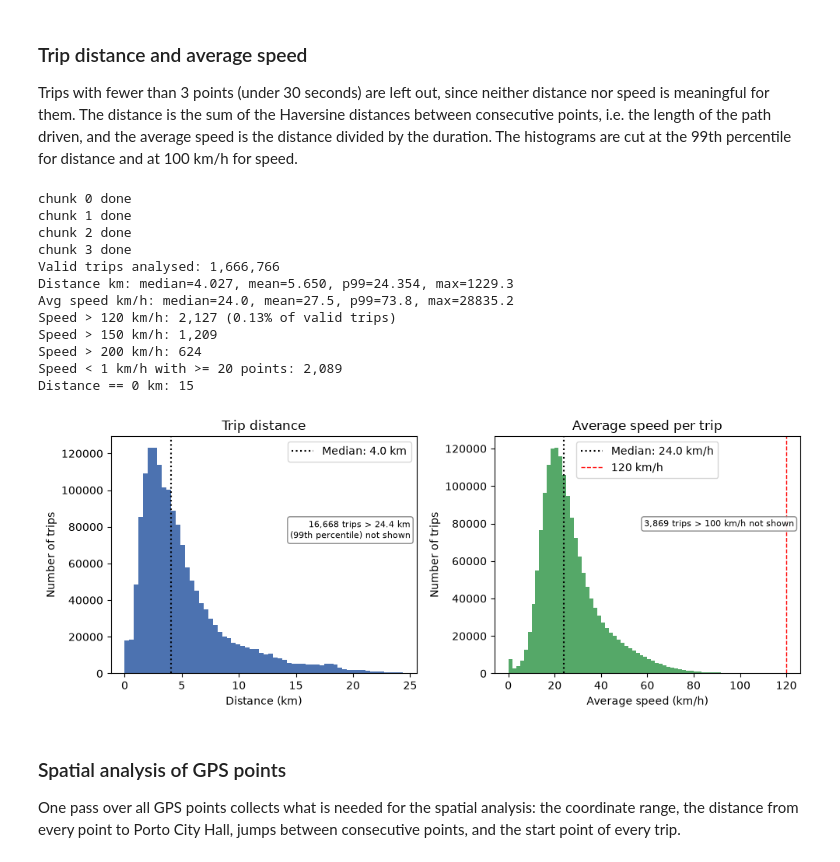
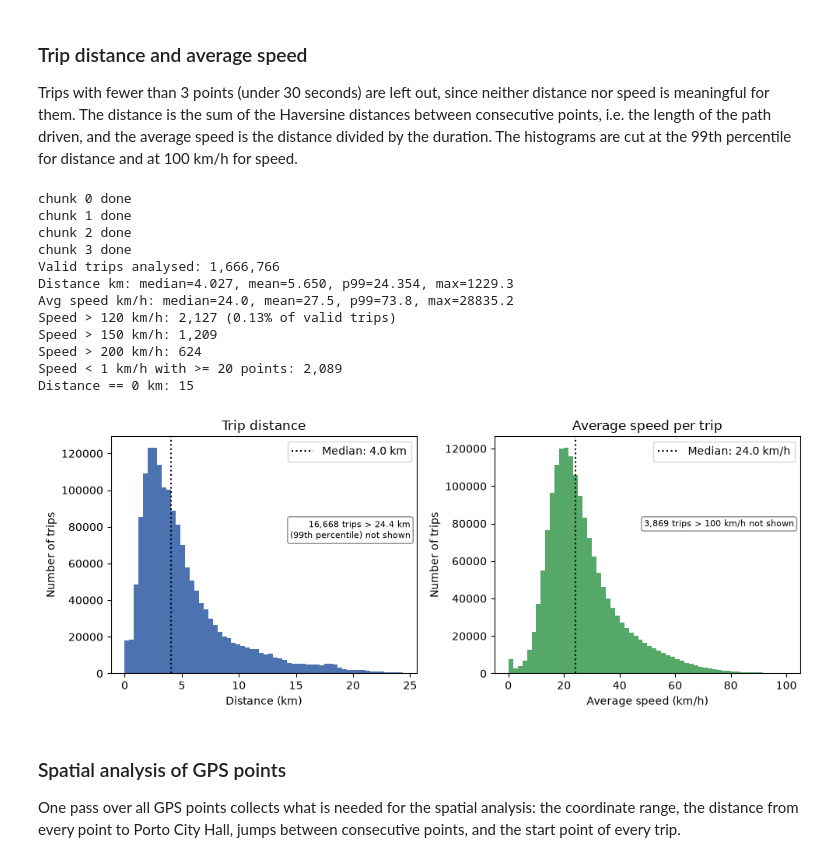
Before and after one commit to HalvardNo/Assignment-2-TDT4225, a Jupyter notebook: eda/porto_eda.ipynb, the cells around one changed output. Cells and saved outputs as stored; diff of their text form; code cells hidden in the pictures.

Commit message:
figure update, remove uncommented treshold

```diff
--- a/eda/porto_eda.ipynb
+++ b/eda/porto_eda.ipynb
@@ -700,35 +700,34 @@ ax[0].text(0.98, 0.65, f"{(dist > p99_dist).sum():,} trips > {p99_dist:.1f} km\n
            transform=ax[0].transAxes, ha="right", va="top", fontsize=8,
            bbox=dict(boxstyle="round", facecolor="white", edgecolor="gray", alpha=0.9))
 ax[0].legend()
 
 ax[1].hist(speed[speed <= speed_clip], bins=60, color="#55A868")
 ax[1].axvline(np.median(speed), color="black", linestyle=":", label=f"Median: {np.median(speed):.1f} km/h")
-ax[1].axvline(120, color="red", linestyle="--", linewidth=1, label="120 km/h")
 ax[1].set_title("Average speed per trip")
 ax[1].set_xlabel("Average speed (km/h)")
 ax[1].set_ylabel("Number of trips")
 ax[1].text(0.98, 0.65, f"{(speed > speed_clip).sum():,} trips > {speed_clip} km/h not shown",
            transform=ax[1].transAxes, ha="right", va="top", fontsize=8,
            bbox=dict(boxstyle="round", facecolor="white", edgecolor="gray", alpha=0.9))
 ax[1].legend()
 
 plt.tight_layout()
 plt.savefig(FIGURES_DIR / "distance_speed_hist.png", dpi=150)
 plt.show()
 # %% [output]
 chunk 0 done
 chunk 1 done
 chunk 2 done
 chunk 3 done
 Valid trips analysed: 1,666,766
 Distance km: median=4.027, mean=5.650, p99=24.354, max=1229.3
 Avg speed km/h: median=24.0, mean=27.5, p99=73.8, max=28835.2
 Speed > 120 km/h: 2,127 (0.13% of valid trips)
 Speed > 150 km/h: 1,209
 Speed > 200 km/h: 624
 Speed < 1 km/h with >= 20 points: 2,089
 Distance == 0 km: 15
-[figure, old version]
+[figure, new version]
 # %% [markdown]
 ### Spatial analysis of GPS points
 One pass over all GPS points collects what is needed for the spatial analysis: the coordinate
```
Also changed, not shown: parts of 8 cells of this notebook.
